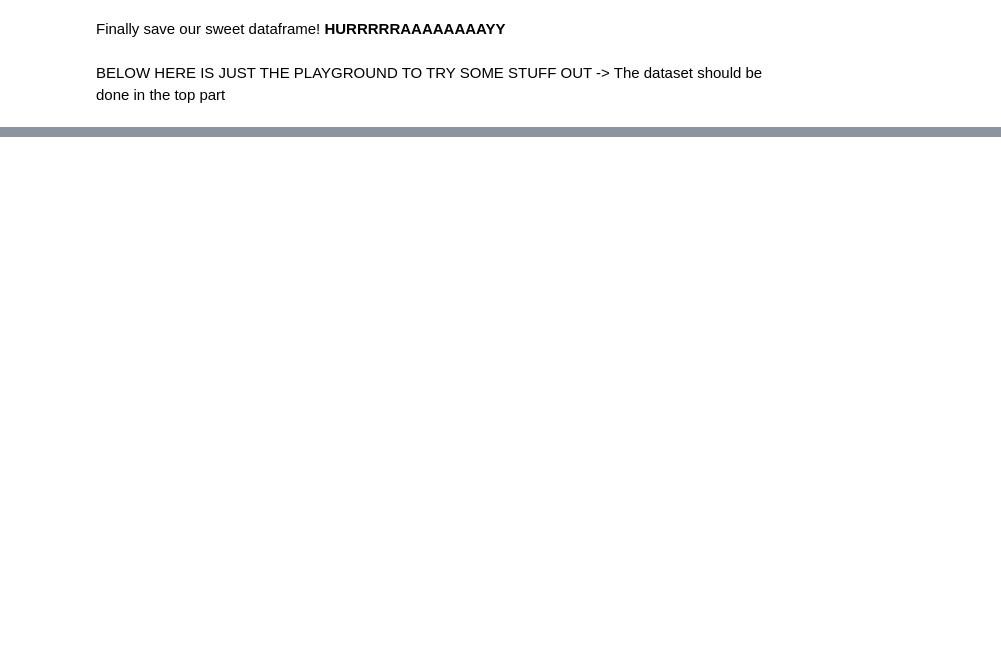
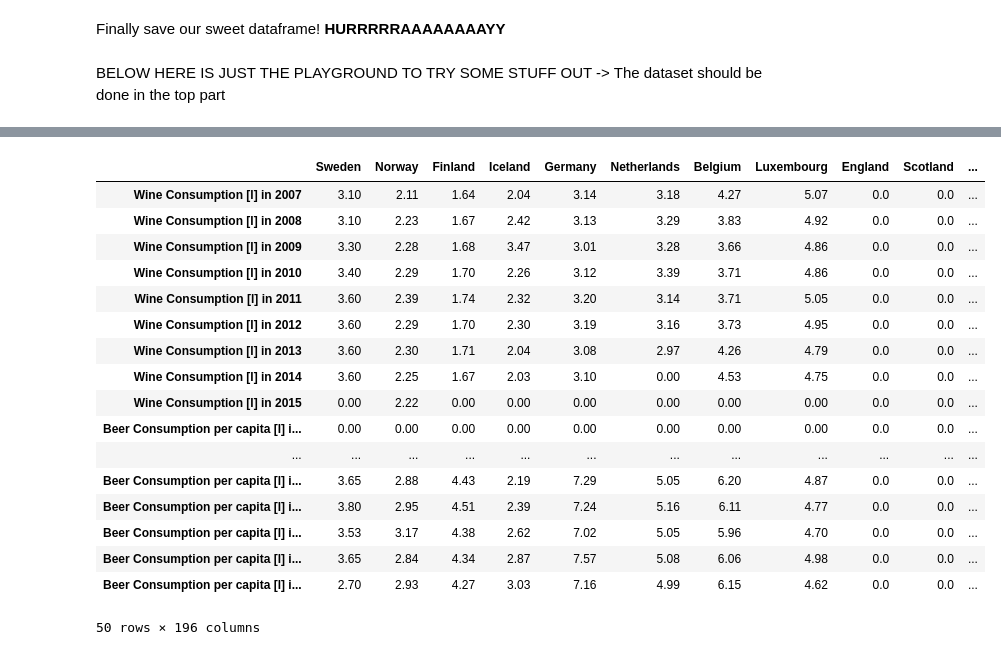
Before and after one commit to lenlehm/Opportunity-Insights, a Jupyter notebook: Create_Dataset.ipynb, the cells around one changed output, grey strips where cells are left out. Saved outputs shown, nothing was run; the diff lists cells and outputs as text; code cells hidden in the pictures; blank space fills up the shorter version.

```diff
--- a/Create_Dataset.ipynb
+++ b/Create_Dataset.ipynb
@@ -191,8 +156,8 @@ So, it's just a placeholder until now and serves the purpose of not running into
 # %%
 # create dataframe where we want to paste everything inside
 # 5.000.000 rows to not run into some problems while adding rows - delete later the other ones
-final_df = pd.DataFrame(data = np.zeros( (5000000, len(interested_countries)) ),
-                        index = np.arange(5000000),
+final_df = pd.DataFrame(data = np.zeros( (5000, len(interested_countries)) ),
+                        index = np.arange(5000),
                         columns = [ country for country in interested_countries])
 # save indices as strings to get meaningful names
 final_df.index = final_df.index.map(str)
@@ -367,7 +293,3 @@ df = pd.read_csv(os.path.join(datapath, "Merged UN Data.csv"))
 # %%
-df[3550:3600]
-## 3557 drop
-dropping_cols = np.arange(3557, df.shape[0])
-for i in dropping_cols:
-    df = df.drop(i)
+df.drop(df.index[ np.arange(3557, df.shape[0]) ], inplace=True)
 df.shape
@@ -392,7 +316,6 @@ nextListIndex = 0
 for lists in listies:
 
     ## Read the file and get the all countries along with their reported years
-    print("{} list out of {}, Index: {}, Name: {}".format(type4Cols.index(lists), len(type4Cols), nextListIndex, lists))
     df = pd.read_csv(os.path.join(datapath, str(lists) ) , encoding='latin-1')
 
     # get the col names, unique countries and unique years
@@ -440,7 +363,7 @@ for lists in listies:
             #print("Country: {} found in the dataset at spot: {}".format(country, interested_countries.index(country)))
 
             # assign the value in the merged df with the value
-            test_df.iat[list(final_df.index.values).index(idxName), interested_countries.index(country)] = value # .iat[row, col]
+            test_df.iat[list(test_df.index.values).index(idxName), interested_countries.index(country)] = value # .iat[row, col]
 
         ## get the proper index for the next list to begin with
         firstListRun = True
@@ -450,2 +391,21 @@ for lists in listies:
 # %%
-test_df
+test_df[100:150]
+# %% [output]
+|  | Sweden | Norway | Finland | Iceland | Germany | Netherlands | Belgium | Luxembourg | England | Scotland | ... |
+| Wine Consumption [l] in 2007 | 3.10 | 2.11 | 1.64 | 2.04 | 3.14 | 3.18 | 4.27 | 5.07 | 0.0 | 0.0 | ... |
+| Wine Consumption [l] in 2008 | 3.10 | 2.23 | 1.67 | 2.42 | 3.13 | 3.29 | 3.83 | 4.92 | 0.0 | 0.0 | ... |
+| Wine Consumption [l] in 2009 | 3.30 | 2.28 | 1.68 | 3.47 | 3.01 | 3.28 | 3.66 | 4.86 | 0.0 | 0.0 | ... |
+| Wine Consumption [l] in 2010 | 3.40 | 2.29 | 1.70 | 2.26 | 3.12 | 3.39 | 3.71 | 4.86 | 0.0 | 0.0 | ... |
+| Wine Consumption [l] in 2011 | 3.60 | 2.39 | 1.74 | 2.32 | 3.20 | 3.14 | 3.71 | 5.05 | 0.0 | 0.0 | ... |
+| Wine Consumption [l] in 2012 | 3.60 | 2.29 | 1.70 | 2.30 | 3.19 | 3.16 | 3.73 | 4.95 | 0.0 | 0.0 | ... |
+| Wine Consumption [l] in 2013 | 3.60 | 2.30 | 1.71 | 2.04 | 3.08 | 2.97 | 4.26 | 4.79 | 0.0 | 0.0 | ... |
+| Wine Consumption [l] in 2014 | 3.60 | 2.25 | 1.67 | 2.03 | 3.10 | 0.00 | 4.53 | 4.75 | 0.0 | 0.0 | ... |
+| Wine Consumption [l] in 2015 | 0.00 | 2.22 | 0.00 | 0.00 | 0.00 | 0.00 | 0.00 | 0.00 | 0.0 | 0.0 | ... |
+| Beer Consumption per capita [l] i... | 0.00 | 0.00 | 0.00 | 0.00 | 0.00 | 0.00 | 0.00 | 0.00 | 0.0 | 0.0 | ... |
+| ... | ... | ... | ... | ... | ... | ... | ... | ... | ... | ... | ... |
+| Beer Consumption per capita [l] i... | 3.65 | 2.88 | 4.43 | 2.19 | 7.29 | 5.05 | 6.20 | 4.87 | 0.0 | 0.0 | ... |
+| Beer Consumption per capita [l] i... | 3.80 | 2.95 | 4.51 | 2.39 | 7.24 | 5.16 | 6.11 | 4.77 | 0.0 | 0.0 | ... |
+| Beer Consumption per capita [l] i... | 3.53 | 3.17 | 4.38 | 2.62 | 7.02 | 5.05 | 5.96 | 4.70 | 0.0 | 0.0 | ... |
+| Beer Consumption per capita [l] i... | 3.65 | 2.84 | 4.34 | 2.87 | 7.57 | 5.08 | 6.06 | 4.98 | 0.0 | 0.0 | ... |
+| Beer Consumption per capita [l] i... | 2.70 | 2.93 | 4.27 | 3.03 | 7.16 | 4.99 | 6.15 | 4.62 | 0.0 | 0.0 | ... |
+50 rows × 196 columns
```
Also changed, not shown: parts of 10 cells of this notebook.
